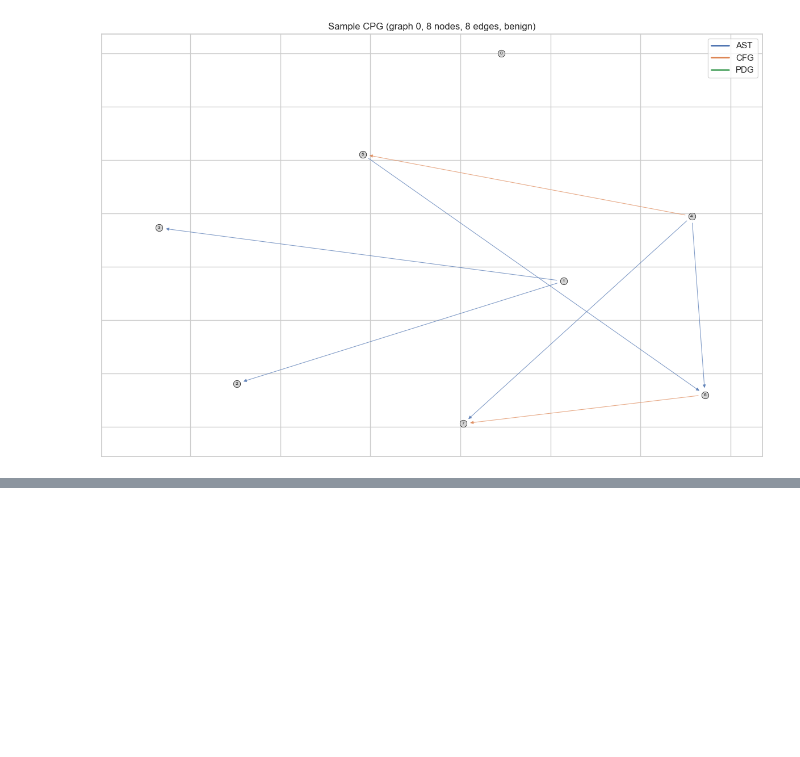
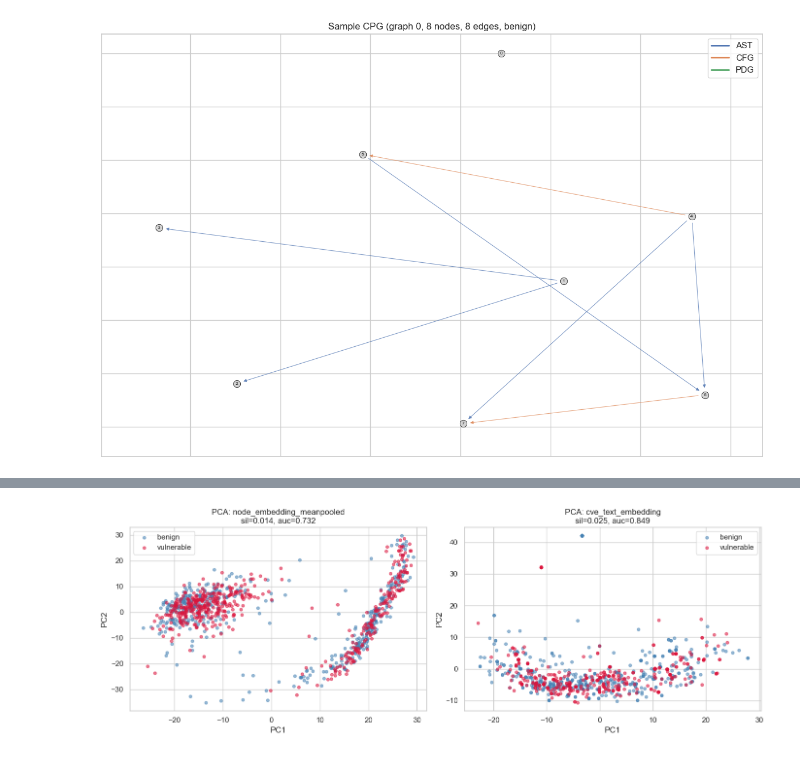
Before and after one commit to noamdwc/graph-vul, a Jupyter notebook: notebooks/eda.ipynb, the cells around one changed output, grey strips where cells are left out. Saved outputs shown, nothing was run; the diff lists cells and outputs as text; code cells hidden in the pictures; blank space fills up the shorter version.

Commit message:
Improve embedding pipeline and add EDA docs

```diff
--- a/notebooks/eda.ipynb
+++ b/notebooks/eda.ipynb
@@ -313,0 +959,66 @@ plt.show()
+# %%
+node_embedding_matrix, cve_text_embedding_matrix, embedding_labels = ensure_embedding_inputs(
+    dataset,
+    fallback_labels=structural_features_df["label"].to_numpy(),
+)
+
+embedding_diagnostics = {
+    "node_embedding_meanpooled": compute_embedding_diagnostics(node_embedding_matrix, embedding_labels),
+    "cve_text_embedding": compute_embedding_diagnostics(cve_text_embedding_matrix, embedding_labels),
+}
+
+embedding_diagnostics_table = pd.DataFrame(
+    {
+        name: {
+            key: diagnostics.get(key)
+            for key in [
+                "dim",
+                "pc1_var",
+                "pc2_var",
+                "silhouette",
+                "centroid_distance",
+                "logistic_acc",
+                "logistic_auc",
+                "logistic_f1",
+                "nn_agreement",
+            ]
+        }
+        for name, diagnostics in embedding_diagnostics.items()
+        if diagnostics is not None
+    }
+).T.round(4)
+
+display(embedding_diagnostics_table)
+
+fig, axes = plt.subplots(1, 2, figsize=(14, 5))
+for ax, (name, diagnostics) in zip(axes, embedding_diagnostics.items()):
+    if diagnostics is None:
+        ax.set_title(f"{name} unavailable")
+        ax.axis("off")
+        continue
+    proj = diagnostics["projection"]
+    labels_for_plot = diagnostics["labels"]
+    for label_value, label_name in LABEL_NAME_MAP.items():
+        mask = labels_for_plot == label_value
+        if mask.sum() == 0:
+            continue
+        ax.scatter(
+            proj[mask, 0],
+            proj[mask, 1],
+            s=18,
+            alpha=0.55,
+            label=label_name,
+            color=PLOT_COLORS[label_name],
+        )
+    ax.set_title(
+        f"PCA: {name}\n"
+        f"sil={diagnostics['silhouette']:.3f}, auc={diagnostics['logistic_auc']:.3f}"
+        if pd.notna(diagnostics["silhouette"]) and pd.notna(diagnostics["logistic_auc"])
+        else f"PCA: {name}"
+    )
+    ax.set_xlabel("PC1")
+    ax.set_ylabel("PC2")
+    ax.legend()
+plt.tight_layout()
+plt.show()
+# %% [output]
@@ -313,0 +1028 @@ plt.show()
+[figure, added]
```
Also changed, not shown: parts of 16 cells of this notebook, 11 other files.
